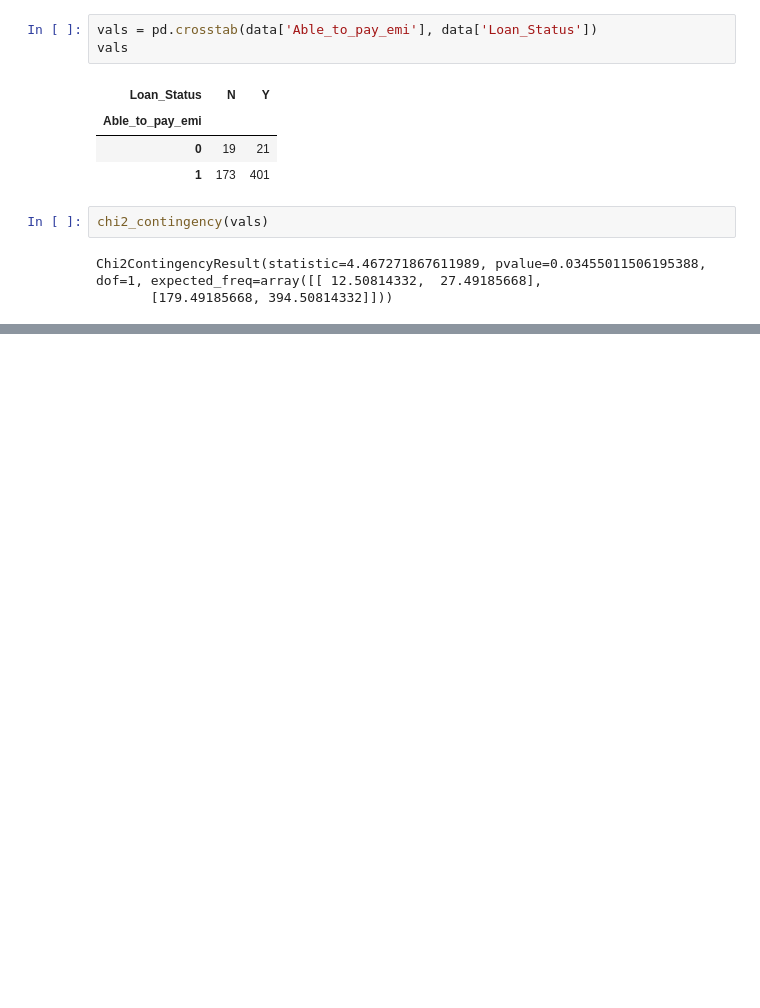
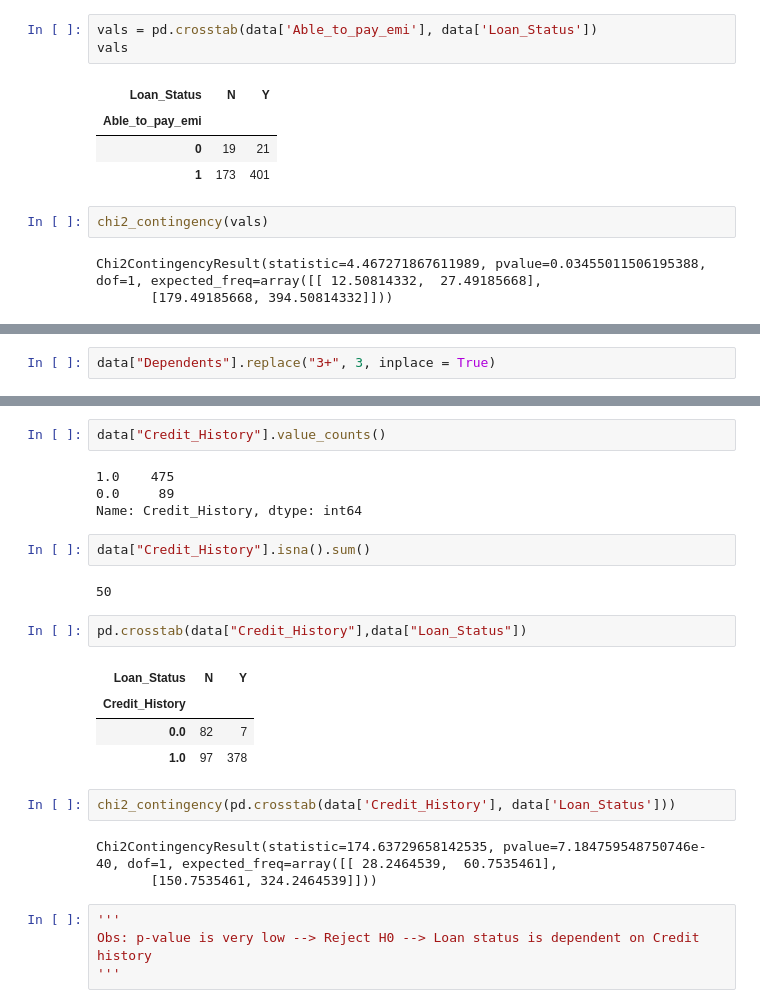
Before and after one commit to Mounikamuniganti/DAV_Fundamentals, a Jupyter notebook: feb23_feature_engineering_1.ipynb, the cells around one changed output, grey strips where cells are left out. Saved outputs shown, nothing was run; the diff lists cells and outputs as text; blank space fills up the shorter version.

```diff
--- a/feb23_feature_engineering_1.ipynb
+++ b/feb23_feature_engineering_1.ipynb
@@ -340,0 +355,2 @@ Conclusion: able_to_pay_emi and LoanStatus are dependent
+# %%
+data["Dependents"].replace("3+", 3, inplace = True)
@@ -340,0 +413,26 @@ Conclusion: able_to_pay_emi and LoanStatus are dependent
+# %%
+data["Credit_History"].value_counts()
+# %% [output]
+1.0    475
+0.0     89
+Name: Credit_History, dtype: int64
+# %%
+data["Credit_History"].isna().sum()
+# %% [output]
+50
+# %%
+pd.crosstab(data["Credit_History"],data["Loan_Status"])
+# %% [output]
+| Loan_Status | N | Y |
+| Credit_History |  |  |
+| 0.0 | 82 | 7 |
+| 1.0 | 97 | 378 |
+# %%
+chi2_contingency(pd.crosstab(data['Credit_History'], data['Loan_Status']))
+# %% [output]
+Chi2ContingencyResult(statistic=174.63729658142535, pvalue=7.184759548750746e-40, dof=1, expected_freq=array([[ 28.2464539,  60.7535461],
+       [150.7535461, 324.2464539]]))
+# %%
+'''
+Obs: p-value is very low --> Reject H0 --> Loan status is dependent on Credit history
+'''
```
Also changed, not shown: parts of 58 cells of this notebook.
